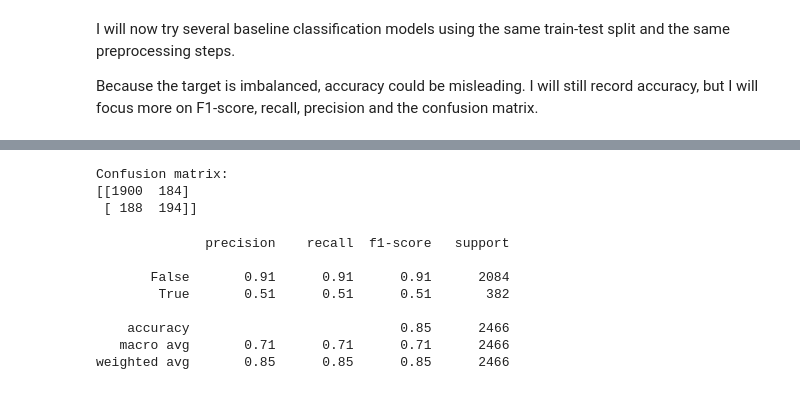
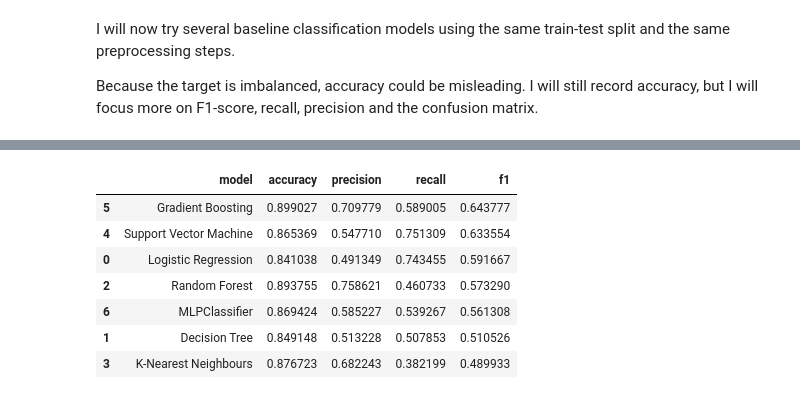
Before and after one commit to tehillabroder/online-purchase-conversion-audit, a Jupyter notebook: notebooks/aml_online_shoppers.ipynb, the cells around one changed output, grey strips where cells are left out. Cells and saved outputs as stored; diff of their text form; code cells hidden in the pictures.

Commit message:
Compared a range of baseline models with pipelines

```diff
--- a/notebooks/aml_online_shoppers.ipynb
+++ b/notebooks/aml_online_shoppers.ipynb
@@ -390,2 +389,0 @@ Pipeline(steps=[('preprocessor',
-# %%
-y_pred = model_pipeline.predict(X_test)
@@ -392,6 +421,17 @@ y_pred = model_pipeline.predict(X_test)
 # %%
-print("Accuracy:", accuracy_score(y_test, y_pred))
-print("Precision:", precision_score(y_test, y_pred, pos_label=True, zero_division=0))
-print("Recall:", recall_score(y_test, y_pred, pos_label=True, zero_division=0))
-print("F1-score:", f1_score(y_test, y_pred, pos_label=True, zero_division=0))
+baseline_results = []
+trained_pipelines = {}
+
+for model_name, model in models.items():
+    results, pipeline = evaluate_model(
+        model_name,
+        model,
+        X_train,
+        X_test,
+        y_train,
+        y_test
+    )
+
+    baseline_results.append(results)
+    trained_pipelines[model_name] = pipeline
 # %% [output]
@@ -402,18 +455,13 @@ F1-score: 0.5105263157894737
 # %%
-print("Confusion matrix:")
-print(confusion_matrix(y_test, y_pred))
+baseline_results_df = pd.DataFrame(baseline_results)
+
+baseline_results_df.sort_values(by="f1", ascending=False)
 # %% [output]
-Confusion matrix:
-[[1900  184]
- [ 188  194]]
+|  | model | accuracy | precision | recall | f1 |
+| 5 | Gradient Boosting | 0.899027 | 0.709779 | 0.589005 | 0.643777 |
+| 4 | Support Vector Machine | 0.865369 | 0.547710 | 0.751309 | 0.633554 |
+| 0 | Logistic Regression | 0.841038 | 0.491349 | 0.743455 | 0.591667 |
+| 2 | Random Forest | 0.893755 | 0.758621 | 0.460733 | 0.573290 |
+| 6 | MLPClassifier | 0.869424 | 0.585227 | 0.539267 | 0.561308 |
+| 1 | Decision Tree | 0.849148 | 0.513228 | 0.507853 | 0.510526 |
+| 3 | K-Nearest Neighbours | 0.876723 | 0.682243 | 0.382199 | 0.489933 |
-# %%
-print(classification_report(y_test, y_pred, zero_division=0))
-# %% [output]
-              precision    recall  f1-score   support
-
-       False       0.91      0.91      0.91      2084
-        True       0.51      0.51      0.51       382
-
-    accuracy                           0.85      2466
-   macro avg       0.71      0.71      0.71      2466
-weighted avg       0.85      0.85      0.85      2466
```
Also changed, not shown: parts of 9 cells of this notebook.
